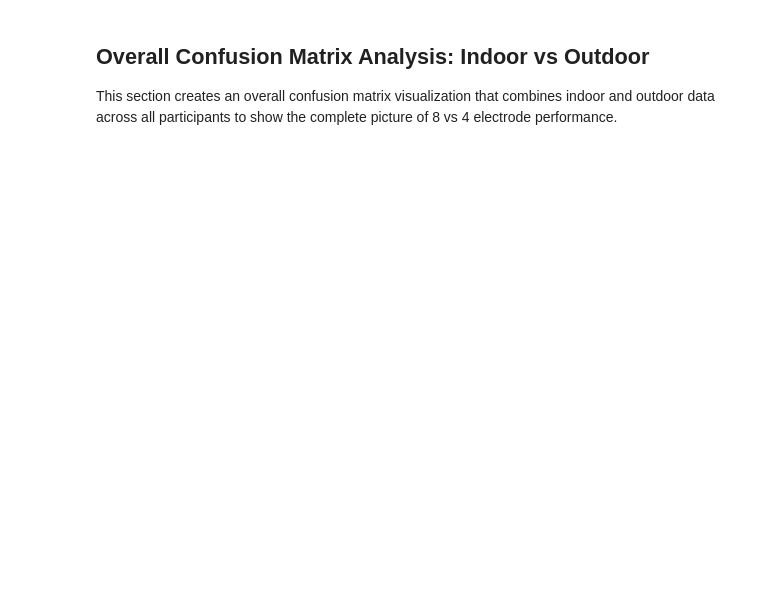
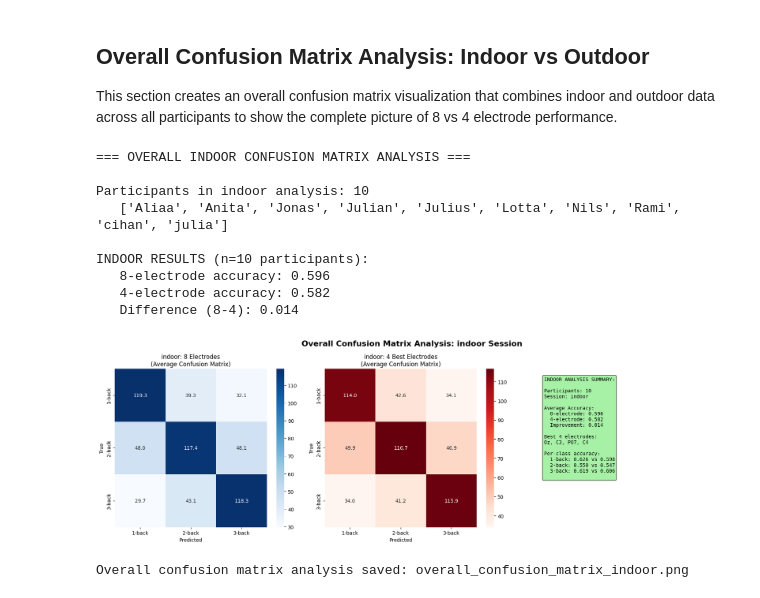
Before and after one commit to Julius6043/eeg-brain-interface, a Jupyter notebook: Abgabe/Final_Submission_Feature-Based_ML.ipynb, the cells around one changed output. Saved outputs shown, nothing was run; the diff lists cells and outputs as text; code cells hidden in the pictures; blank space fills up the shorter version.

```diff
--- a/Abgabe/Final_Submission_Feature-Based_ML.ipynb
+++ b/Abgabe/Final_Submission_Feature-Based_ML.ipynb
@@ -752,48 +862,29 @@ else:
 # %%
-def summarize_enhanced_results(enhanced_results):
-
-    if not enhanced_results:
-
-        print("No enhanced results available.")
-
-        return None
-
+# Section 10: Display summary of enhanced results
+if 'enhanced_results' in globals() and enhanced_results:
     df = pd.DataFrame(enhanced_results)
 
+    print("=== ENHANCED ANALYSIS SUMMARY ===")
     print("Indoor CV (mean ± std):")
-
     print("  8-elec:", df['indoor_cv_8_mean'].mean().round(3), '±', df['indoor_cv_8_std'].mean().round(3))
-
     print("  4-elec:", df['indoor_cv_4_mean'].mean().round(3), '±', df['indoor_cv_4_std'].mean().round(3))
-
     print("Significant differences:", int((df['p_value'] < 0.05).sum()), '/', len(df))
 
     if (df['outdoor_available'] == True).any():
-
         odf = df[df['outdoor_available'] == True]
-
         print("Outdoor test (mean ± std):")
-
         print("  8-elec:", odf['outdoor_test_8_mean'].mean().round(3), '±', odf['outdoor_test_8_std'].mean().round(3))
-
         print("  4-elec:", odf['outdoor_test_4_mean'].mean().round(3), '±', odf['outdoor_test_4_std'].mean().round(3))
-
         print("Retention (% of indoor):")
-
         print("  8-elec:", (odf['generalization_ratio_8'].mean()*100).round(1))
-
         print("  4-elec:", (odf['generalization_ratio_4'].mean()*100).round(1))
 
-    # Save CSV
-
-    out = RESULTS_DIR / f"enhanced_electrode_comparison_{ANALYSIS_SESSION}.csv"
-
-    pd.DataFrame(enhanced_results).to_csv(out, index=False)
-
-    print("Saved:", out)
-
-    return out
-
-
-
-_ = summarize_enhanced_results(enhanced_results)
+    # Confirm CSV file exists
+    if 'RESULTS_DIR' in globals() and 'ANALYSIS_SESSION' in globals():
+        csv_path = RESULTS_DIR / f"enhanced_electrode_comparison_{ANALYSIS_SESSION}.csv"
+        if csv_path.exists():
+            print(f"Enhanced results CSV confirmed: {csv_path}")
+        else:
+            print(f"CSV file missing: {csv_path}")
+else:
+    print("No enhanced results available for summary.")
@@ -1456,31 +1649,43 @@ def create_overall_confusion_matrix():
 
     if 'best_4_electrodes' in globals():
         summary_text += f"Best 4 electrodes:\n{', '.join(best_4_electrodes)}\n\n"
 
     # Add per-class accuracy information
     class_acc_8 = [avg_cm_8[i, i] / avg_cm_8[i, :].sum() if avg_cm_8[i, :].sum() > 0 else 0
                    for i in range(len(difficulty_labels))]
     class_acc_4 = [avg_cm_4[i, i] / avg_cm_4[i, :].sum() if avg_cm_4[i, :].sum() > 0 else 0
                    for i in range(len(difficulty_labels))]
 
     summary_text += "Per-class accuracy:\n"
     for i, label in enumerate(difficulty_labels):
         summary_text += f"  {label}: {class_acc_8[i]:.3f} vs {class_acc_4[i]:.3f}\n"
 
     ax3.text(0.05, 0.95, summary_text, transform=ax3.transAxes, fontsize=10,
              verticalalignment='top', fontfamily='monospace',
              bbox=dict(boxstyle='round', facecolor='lightgreen', alpha=0.8))
 
     plt.tight_layout()
 
     # Save the visualization with session-specific filename
-    filename = RESULTS_DIR / f'overall_confusion_matrix_{ANALYSIS_SESSION.lower()}.png'
+    filename = f'overall_confusion_matrix_{ANALYSIS_SESSION.lower()}.png'
     plt.savefig(filename, dpi=300, bbox_inches='tight')
     plt.show()
 
     print(f"\nOverall confusion matrix analysis saved: {filename}")
 
     return filename
 
 # Generate the overall confusion matrix analysis
 overall_cm_file = create_overall_confusion_matrix()
+# %% [output]
+=== OVERALL INDOOR CONFUSION MATRIX ANALYSIS ===
+
+Participants in indoor analysis: 10
+   ['Aliaa', 'Anita', 'Jonas', 'Julian', 'Julius', 'Lotta', 'Nils', 'Rami', 'cihan', 'julia']
+
+INDOOR RESULTS (n=10 participants):
+   8-electrode accuracy: 0.596
+   4-electrode accuracy: 0.582
+   Difference (8-4): 0.014
+[figure, added]
+Overall confusion matrix analysis saved: overall_confusion_matrix_indoor.png
```
Also changed, not shown: parts of 22 cells of this notebook.
